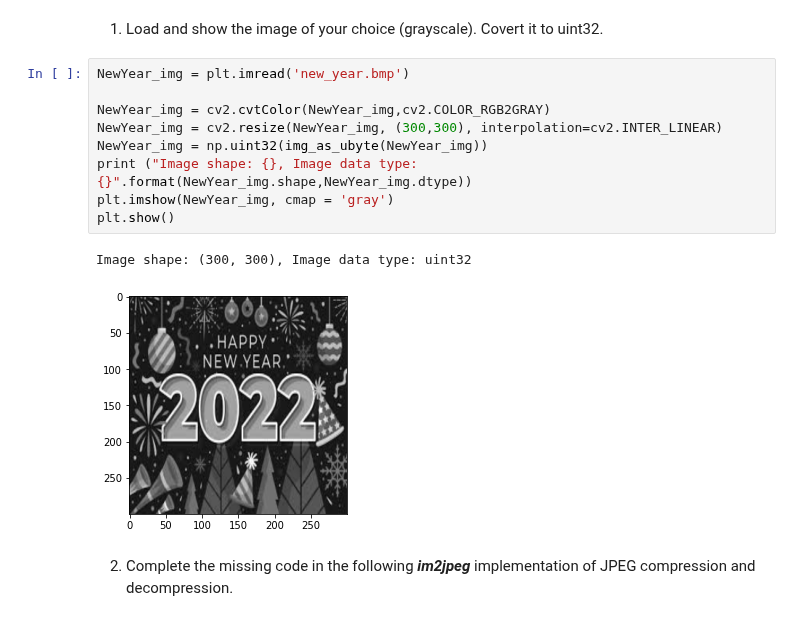
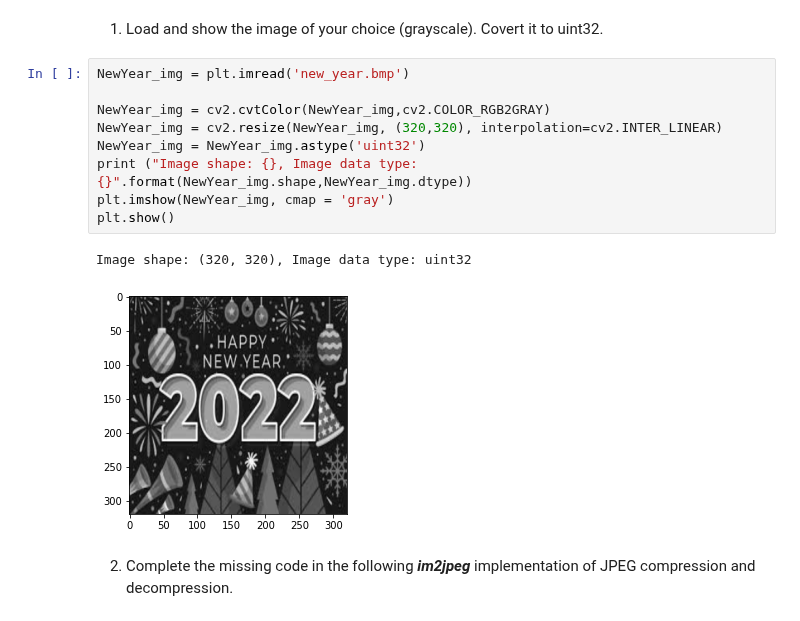
Before and after one commit to nadavschwalb/image_processing, a Jupyter notebook: Lab6_v2.ipynb, the cells around one changed output. Drawn from its saved outputs; the diff is of its cells as text.

```diff
--- a/Lab6_v2.ipynb
+++ b/Lab6_v2.ipynb
@@ -136,15 +152,15 @@ def idct_2d(image):
 # %%
 NewYear_img = plt.imread('new_year.bmp')
 
 NewYear_img = cv2.cvtColor(NewYear_img,cv2.COLOR_RGB2GRAY)
-NewYear_img = cv2.resize(NewYear_img, (300,300), interpolation=cv2.INTER_LINEAR)
-NewYear_img = np.uint32(img_as_ubyte(NewYear_img))
+NewYear_img = cv2.resize(NewYear_img, (320,320), interpolation=cv2.INTER_LINEAR)
+NewYear_img = NewYear_img.astype('uint32')
 print ("Image shape: {}, Image data type: {}".format(NewYear_img.shape,NewYear_img.dtype))
 plt.imshow(NewYear_img, cmap = 'gray')
 plt.show()
 # %% [output]
-Image shape: (300, 300), Image data type: uint32
+Image shape: (320, 320), Image data type: uint32
-[figure, old version]
+[figure, new version]
 # %% [markdown]
 2.   Complete the missing code in the following ***im2jpeg*** implementation of JPEG compression and decompression.
 # %%
```
Also changed, not shown: parts of 27 cells of this notebook.
